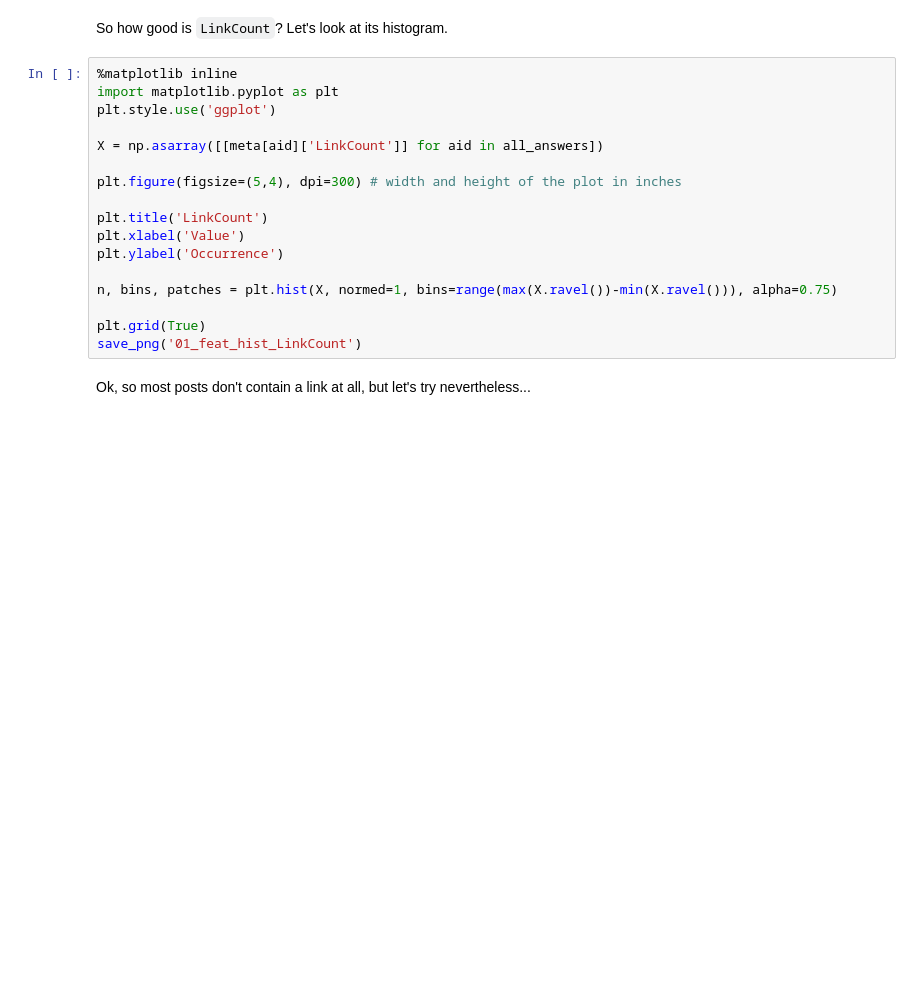
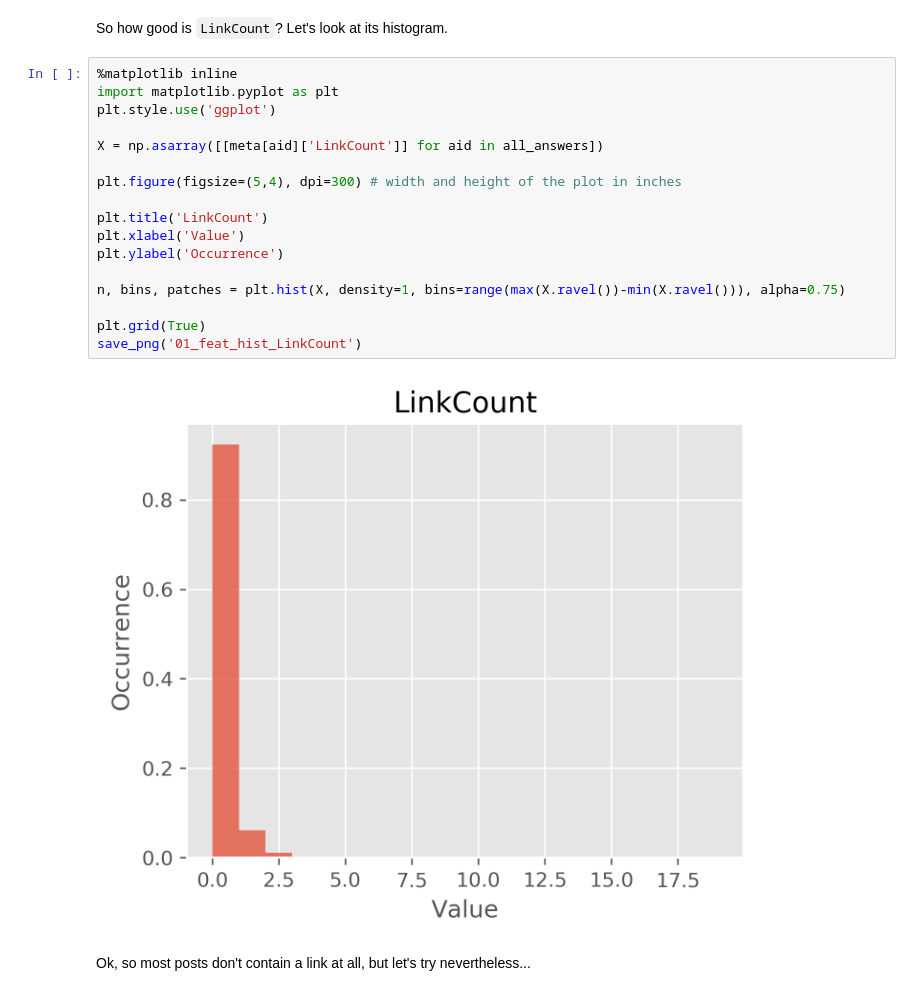
Before and after one commit to greg-kan/mlda, a Jupyter notebook: Building_Machine_Learning_Systems_with_Python/ch4/chapter_04.ipynb, the cells around one changed output. Drawn from its saved outputs; the diff is of its cells as text; blank space fills up the shorter version.

```diff
--- a/Building_Machine_Learning_Systems_with_Python/ch4/chapter_04.ipynb
+++ b/Building_Machine_Learning_Systems_with_Python/ch4/chapter_04.ipynb
@@ -401,20 +416,22 @@ So how good is `LinkCount`? Let's look at its histogram.
 # %%
 %matplotlib inline
 import matplotlib.pyplot as plt
 plt.style.use('ggplot')
 
 X = np.asarray([[meta[aid]['LinkCount']] for aid in all_answers])
 
 plt.figure(figsize=(5,4), dpi=300) # width and height of the plot in inches
 
 plt.title('LinkCount')
 plt.xlabel('Value')
 plt.ylabel('Occurrence')
 
-n, bins, patches = plt.hist(X, normed=1, bins=range(max(X.ravel())-min(X.ravel())), alpha=0.75)
+n, bins, patches = plt.hist(X, density=1, bins=range(max(X.ravel())-min(X.ravel())), alpha=0.75)
 
 plt.grid(True)
 save_png('01_feat_hist_LinkCount')
+# %% [output]
+[figure, added]
 # %% [markdown]
 Ok, so most posts don't contain a link at all, but let's try nevertheless...
 # %% [markdown]
```
Also changed, not shown: parts of 39 cells of this notebook, 1 other file.
